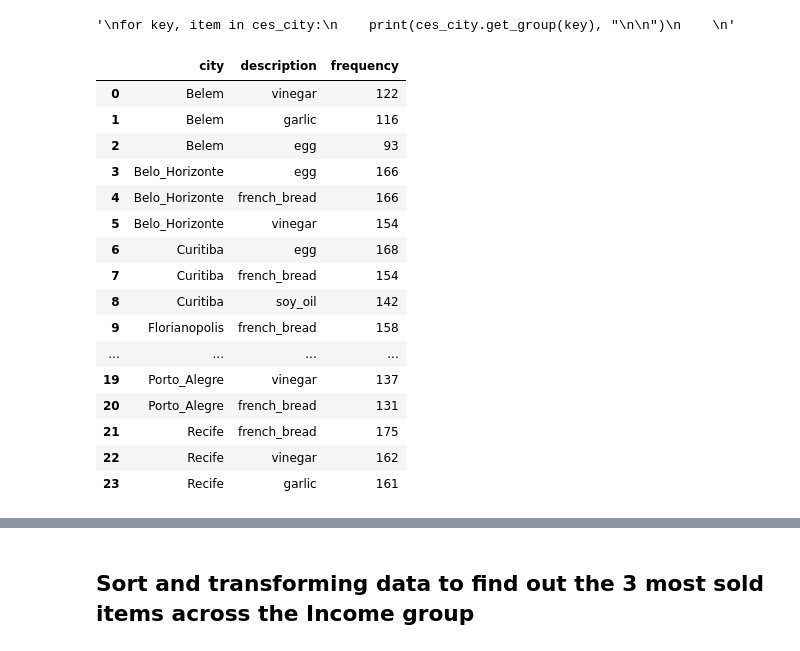
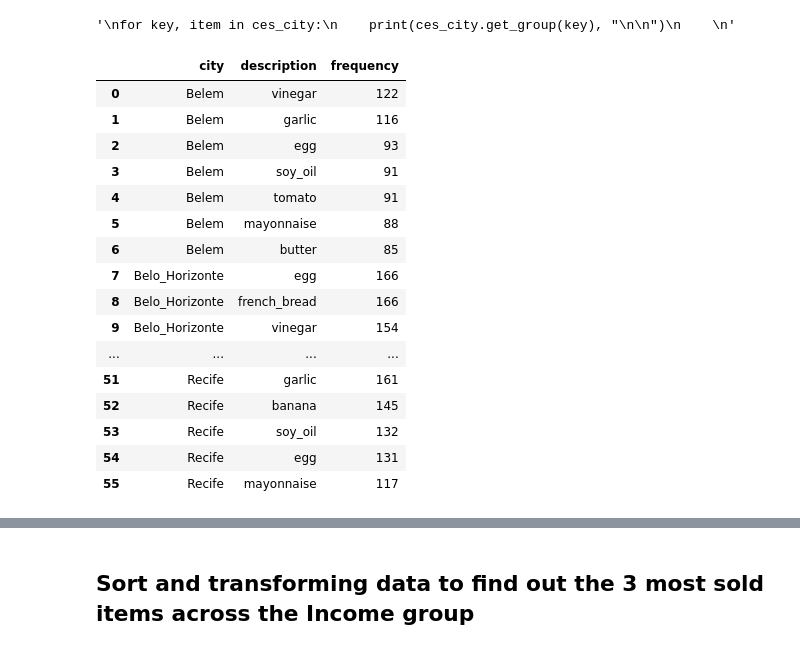
Before and after one commit to alokg1019/DataMining_Team1, a Jupyter notebook: Preprocessing_CES.ipynb, the cells around one changed output, grey strips where cells are left out. Drawn from its saved outputs; the diff is of its cells as text; code cells hidden in the pictures.

Commit message:
added more CES data visualizations

```diff
--- a/Preprocessing_CES.ipynb
+++ b/Preprocessing_CES.ipynb
@@ -23,9 +16,14 @@ Saving ces_hybrid_output.csv to ces_hybrid_output (2).csv
+# %%
+#uploading data
+PATH1 = '/content/ces_hybrid.csv'
+PATH3 = '/content/ces_hybrid_frequency_table.xls'
+PATH2 = '/content/ces_hybrid_output.csv'
 # %%
 #creating data frames
 import io
-original = pd.read_csv(io.BytesIO(uploaded['ces_hybrid.csv']))
-ces = pd.read_csv(io.BytesIO(uploaded['ces_hybrid_output.csv']))
-frequency = pd.read_excel(io.BytesIO(uploaded['ces_hybrid_frequency_table.xls']))
+ces = pd.read_csv(PATH2)
+original = pd.read_csv(PATH1)
+frequency = pd.read_excel(PATH3)
 # %%
 # print all the imported data
 frequency=frequency.dropna(axis='columns', how='all')
@@ -60,24 +63,25 @@ ces_city_df.rename(columns = {'description':'0'}, inplace = True)
 # %%
 ces_city_df.reset_index()
 ces_city_df.rename(columns = {'0':'frequency'}, inplace = True)
 #ces_city_df = ces_city_df.sort_values(by=['city','frequency'],ascending=[True, False])
-ces_city_df = ces_city_df.sort_values(by=['city','frequency'],ascending=[True, False]).groupby('city').head(3)
-ces_city_df.reset_index()
+ces_city_df=ces_city_df.sort_values(by=['city','frequency'],ascending=[True, False]).groupby('city').head (7)
+ces_city_df=ces_city_df.reset_index()
+ces_city_df
 # %% [output]
 |  | city | description | frequency |
 | 0 | Belem | vinegar | 122 |
 | 1 | Belem | garlic | 116 |
 | 2 | Belem | egg | 93 |
-| 3 | Belo_Horizonte | egg | 166 |
-| 4 | Belo_Horizonte | french_bread | 166 |
-| 5 | Belo_Horizonte | vinegar | 154 |
-| 6 | Curitiba | egg | 168 |
-| 7 | Curitiba | french_bread | 154 |
-| 8 | Curitiba | soy_oil | 142 |
-| 9 | Florianopolis | french_bread | 158 |
+| 3 | Belem | soy_oil | 91 |
+| 4 | Belem | tomato | 91 |
+| 5 | Belem | mayonnaise | 88 |
+| 6 | Belem | butter | 85 |
+| 7 | Belo_Horizonte | egg | 166 |
+| 8 | Belo_Horizonte | french_bread | 166 |
+| 9 | Belo_Horizonte | vinegar | 154 |
 | ... | ... | ... | ... |
-| 19 | Porto_Alegre | vinegar | 137 |
-| 20 | Porto_Alegre | french_bread | 131 |
-| 21 | Recife | french_bread | 175 |
-| 22 | Recife | vinegar | 162 |
-| 23 | Recife | garlic | 161 |
+| 51 | Recife | garlic | 161 |
+| 52 | Recife | banana | 145 |
+| 53 | Recife | soy_oil | 132 |
+| 54 | Recife | egg | 131 |
+| 55 | Recife | mayonnaise | 117 |
```
Also changed, not shown: parts of 24 cells of this notebook.
